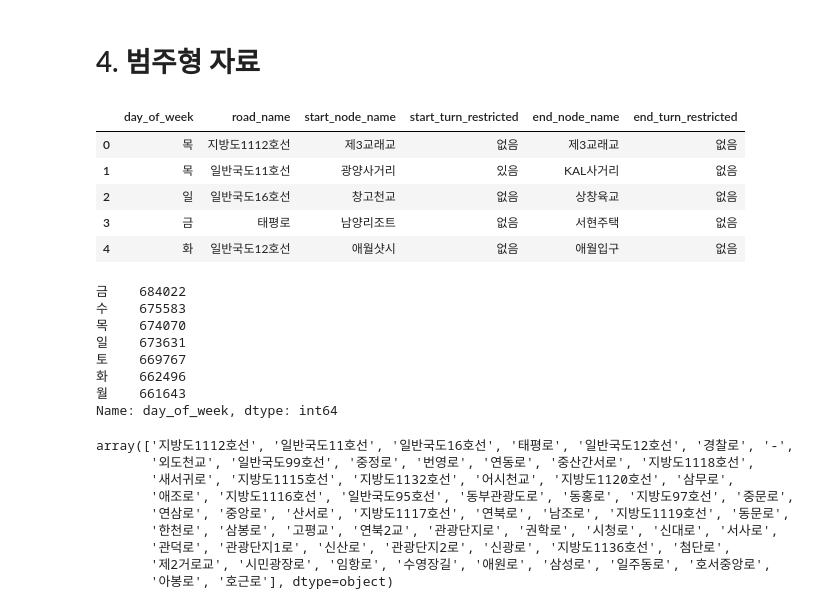
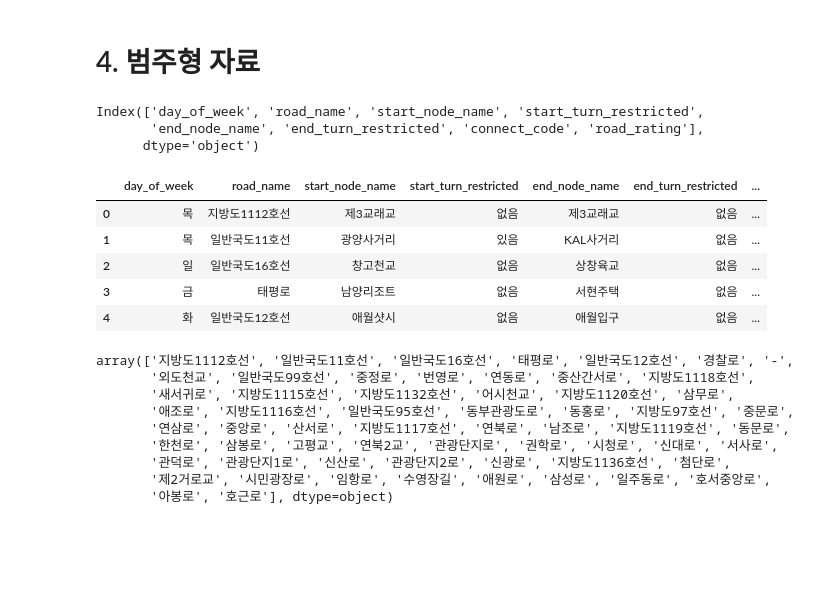
Before and after one commit to oymin2001/DataScience, a Jupyter notebook: Traffic_Jeju.ipynb, the cells around one changed output. Drawn from its saved outputs; the diff is of its cells as text; code cells hidden in the pictures; blank space fills up the shorter version.

```diff
--- a/Traffic_Jeju.ipynb
+++ b/Traffic_Jeju.ipynb
@@ -282,3 +281,29 @@ Name: target, dtype: float32
 
 2. day_of_week: 주말의 시작이 다가오는 금요일이 가장 정체되는걸 알 수 있음. 일요일이 가장 target이 높음
 3. base_hour: 당연히 새벽에 가장 정체가 없고, 퇴근시간이 가까워질 수록 정체가 심한걸 알 수 있음
+# %%
+def month(x) :
+    if x ==7 :
+        return 2
+    elif x in [11,12] :
+        return 1
+    else :
+        return 0
+
+def hour(x):
+    if x in [16,17,18,19]:
+        return 1
+    else:
+        return 0
+
+def week(x):
+    if x == '금':
+        return 2
+    elif x == '일':
+        return 0
+    else:
+        return 1
+# %%
+df_train['m_month'] = df_train['month'].apply(month)
+df_train['m_hour'] = df_train['base_hour'].apply(hour)
+df_train['m_week'] = df_train['day_of_week'].apply(week)
@@ -409,3 +452,6 @@ plt.legend() #중부 산간 지방 또는 해안도로주변으로 갈수록 tar
+# %%
+clusters = KMeans(6)
+df_train['loc_clusters'] = clusters.fit_predict(df_train[['start_latitude', 'start_longitude', 'end_latitude', 'end_longitude']])
 # %% [markdown]
 찾아보니 2006년도에 제주도가 제주특별자치도로 바뀌면서 국도가 지방국도로 격하되었다고 한다.
 
@@ -442,27 +488,24 @@ ax.set(xlabel='longitude',ylabel='latitude')
 [figure]
 # %% [markdown]
 # 4. 범주형 자료
+# %%
+categorical_idx = df_train.select_dtypes('object').columns
+categorical_idx = categorical_idx.append(pd.Index(['connect_code','road_rating']))
+categorical_idx
+# %% [output]
+Index(['day_of_week', 'road_name', 'start_node_name', 'start_turn_restricted',
+       'end_node_name', 'end_turn_restricted', 'connect_code', 'road_rating'],
+      dtype='object')
 # %%
-df_train_categorical = df_train.select_dtypes('object').copy()
+df_train_categorical = df_train[categorical_idx].copy()
 df_train_categorical.head()
 # %% [output]
-|  | day_of_week | road_name | start_node_name | start_turn_restricted | end_node_name | end_turn_restricted |
-| 0 | 목 | 지방도1112호선 | 제3교래교 | 없음 | 제3교래교 | 없음 |
-| 1 | 목 | 일반국도11호선 | 광양사거리 | 있음 | KAL사거리 | 없음 |
-| 2 | 일 | 일반국도16호선 | 창고천교 | 없음 | 상창육교 | 없음 |
-| 3 | 금 | 태평로 | 남양리조트 | 없음 | 서현주택 | 없음 |
-| 4 | 화 | 일반국도12호선 | 애월샷시 | 없음 | 애월입구 | 없음 |
+|  | day_of_week | road_name | start_node_name | start_turn_restricted | end_node_name | end_turn_restricted | ... |
+| 0 | 목 | 지방도1112호선 | 제3교래교 | 없음 | 제3교래교 | 없음 | ... |
+| 1 | 목 | 일반국도11호선 | 광양사거리 | 있음 | KAL사거리 | 없음 | ... |
+| 2 | 일 | 일반국도16호선 | 창고천교 | 없음 | 상창육교 | 없음 | ... |
+| 3 | 금 | 태평로 | 남양리조트 | 없음 | 서현주택 | 없음 | ... |
+| 4 | 화 | 일반국도12호선 | 애월샷시 | 없음 | 애월입구 | 없음 | ... |
-# %%
-df_train_categorical['day_of_week'].value_counts()
-# %% [output]
-금    684022
-수    675583
-목    674070
-일    673631
-토    669767
-화    662496
-월    661643
-Name: day_of_week, dtype: int64
 # %%
 df_train_categorical['road_name'].unique()
 # %% [output]
```
Also changed, not shown: parts of 25 cells of this notebook.
